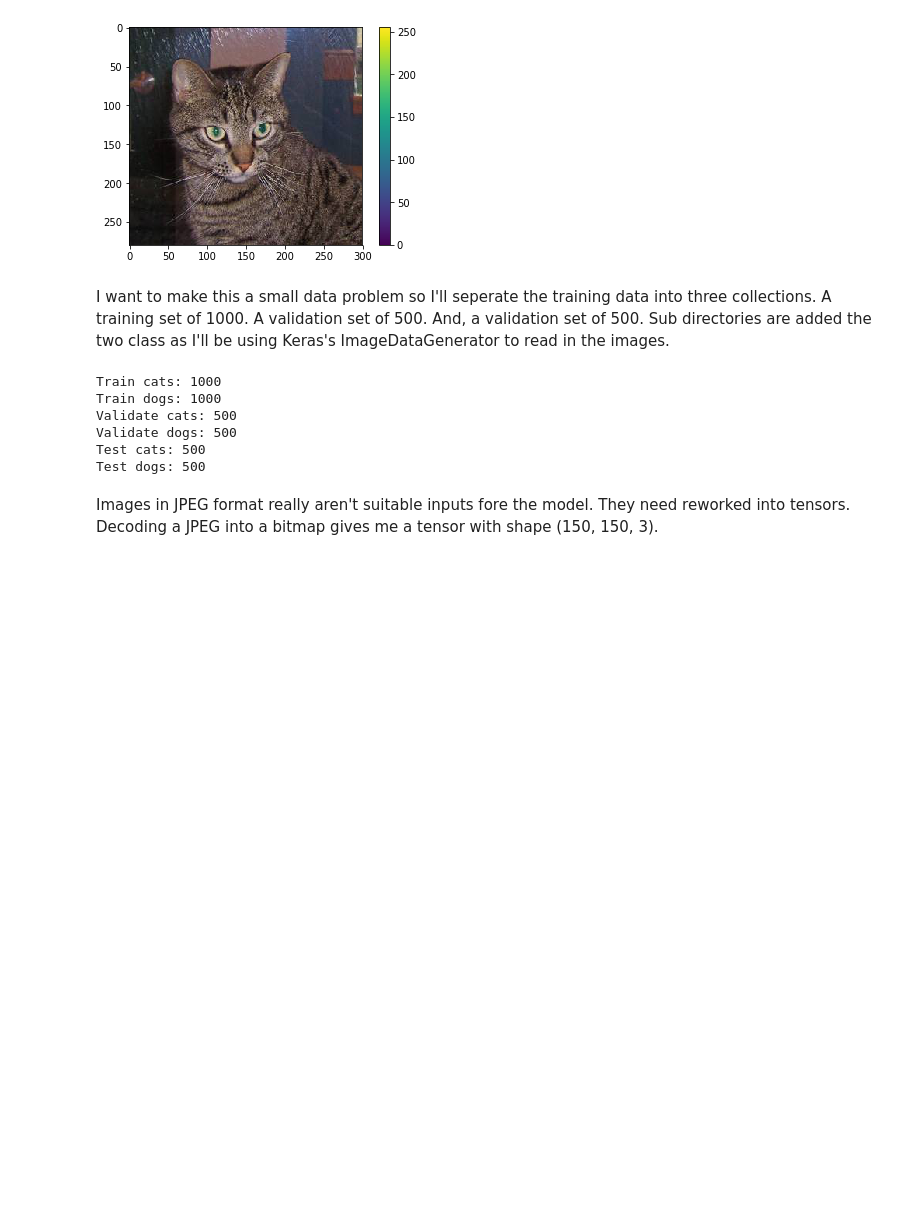
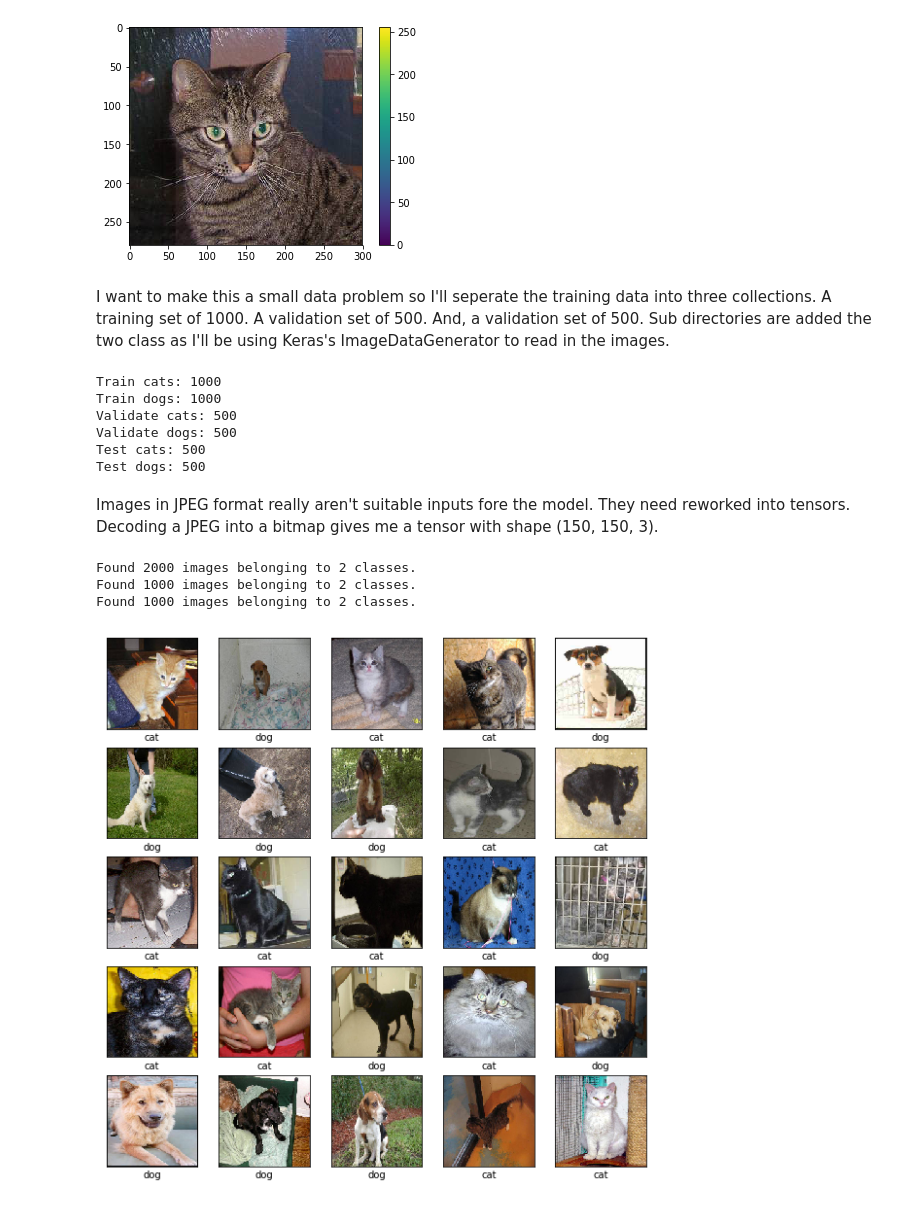
Before and after one commit to josh-taylr/TensorflowTinkering, a Jupyter notebook: Notebooks/Convolutional DNN experiments.ipynb, the cells around one changed output. Saved outputs shown, nothing was run; the diff lists cells and outputs as text; code cells hidden in the pictures; blank space fills up the shorter version.

```diff
--- a/Notebooks/Convolutional DNN experiments.ipynb
+++ b/Notebooks/Convolutional DNN experiments.ipynb
@@ -114,3 +127,50 @@ Test cats: 500
 Test dogs: 500
 # %% [markdown]
 Images in JPEG format really aren't suitable inputs fore the model. They need reworked into tensors. Decoding a JPEG into a bitmap gives me a tensor with shape (150, 150, 3).
+# %%
+import scipy
+from tensorflow.keras.preprocessing.image import ImageDataGenerator
+
+train_datagen = ImageDataGenerator(rescale=1./255) # rescale
+test_datagen = ImageDataGenerator(rescale=1./255)
+
+train_generator = test_datagen.flow_from_directory(
+    train_dir,
+    target_size=(150, 150),
+    batch_size=32,
+    class_mode='binary'
+)
+
+validation_generator = test_datagen.flow_from_directory(
+    validation_dir,
+    target_size=(150, 150),
+    batch_size=32,
+    class_mode='binary'
+)
+
+test_generator = test_datagen.flow_from_directory(
+    test_dir,
+    target_size=(150, 150),
+    batch_size=32,
+    class_mode='binary'
+)
+# %% [output]
+Found 2000 images belonging to 2 classes.
+Found 1000 images belonging to 2 classes.
+Found 1000 images belonging to 2 classes.
+# %%
+for x_batch, y_batch in train_generator:
+    images = x_batch
+    labels = list(map(lambda x: 'dog' if x == 1.0 else 'cat', y_batch))
+    break
+
+plt.figure(figsize=(10,10))
+for i in range(25):
+    plt.subplot(5,5,i+1)
+    plt.xticks([])
+    plt.yticks([])
+    plt.grid(False)
+    plt.imshow(images[i], cmap=plt.cm.binary)
+    plt.xlabel(labels[i])
+# %% [output]
+[figure, added]
```
Also changed, not shown: parts of 6 cells of this notebook.
